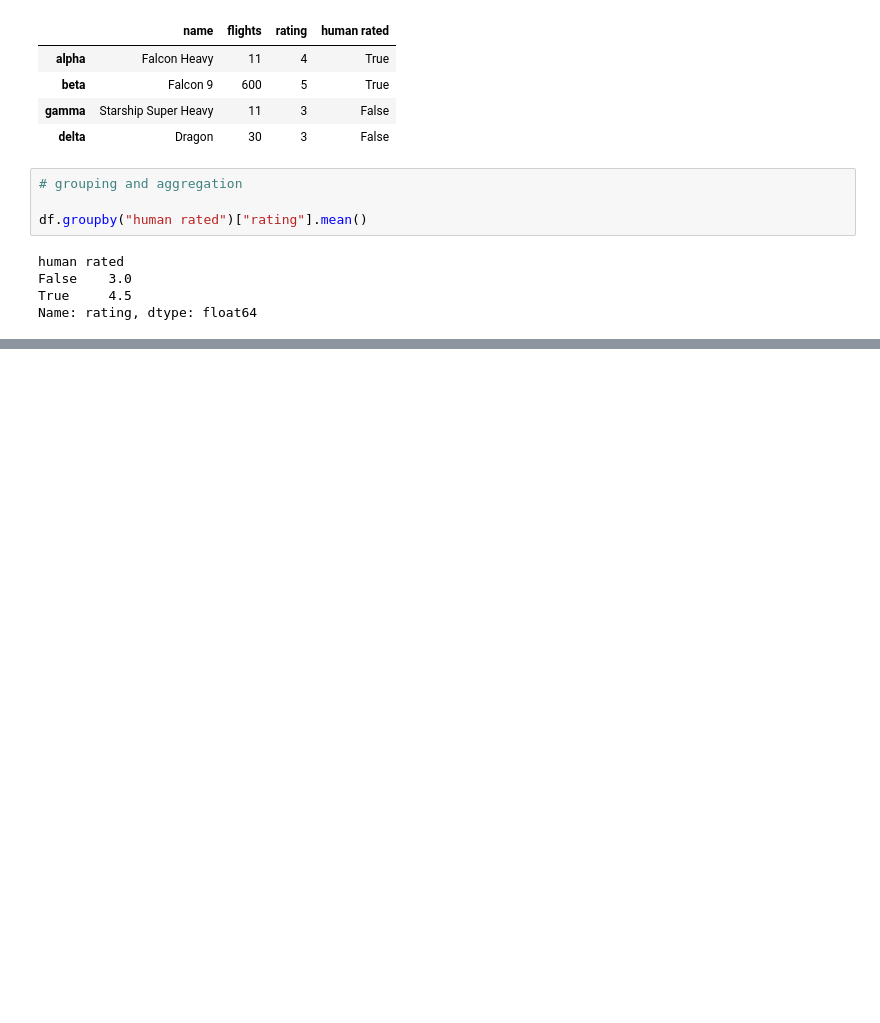
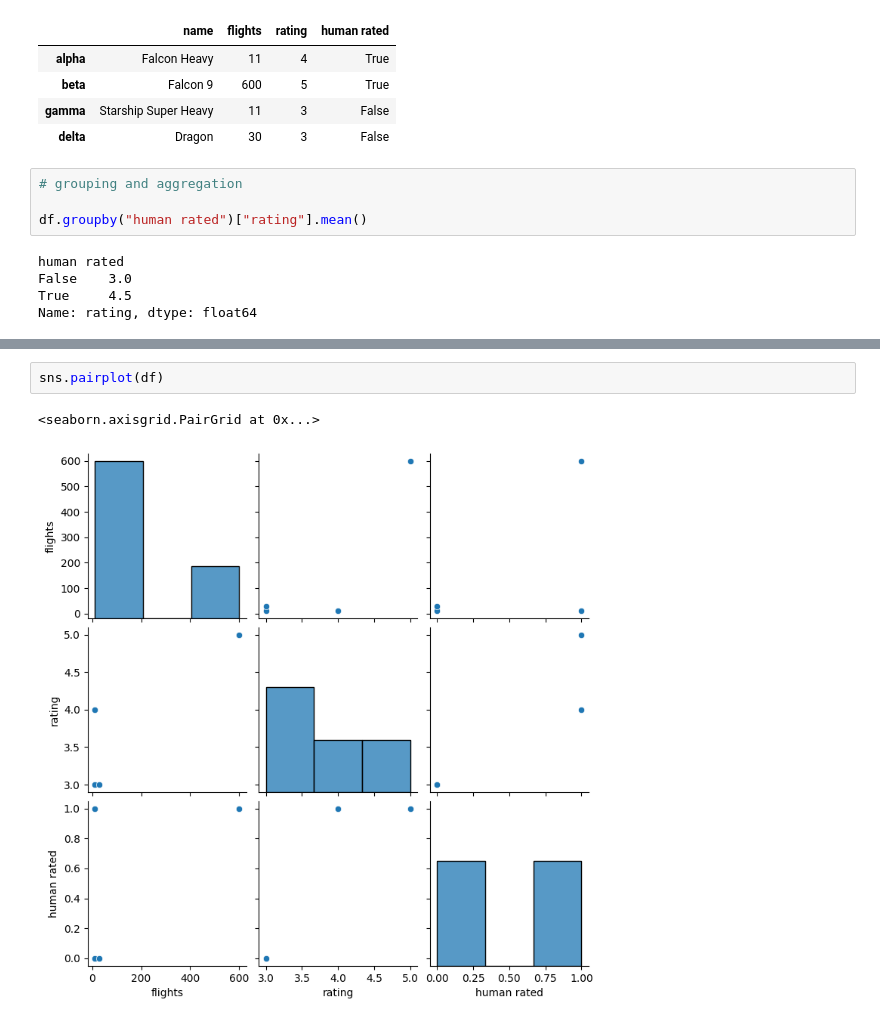
Before and after one commit to cmd-cosmos/scientific-computing, a Jupyter notebook: ML-DL/data-science/basic.ipynb, the cells around one changed output, grey strips where cells are left out. Cells and saved outputs as stored; diff of their text form; blank space fills up the shorter version.

```diff
--- a/ML-DL/data-science/basic.ipynb
+++ b/ML-DL/data-science/basic.ipynb
@@ -116,0 +131,5 @@ Name: rating, dtype: float64
+# %%
+sns.pairplot(df)
+# %% [output]
+<seaborn.axisgrid.PairGrid at 0x...>
+[figure, added]
```
Also changed, not shown: parts of 2 cells of this notebook.
